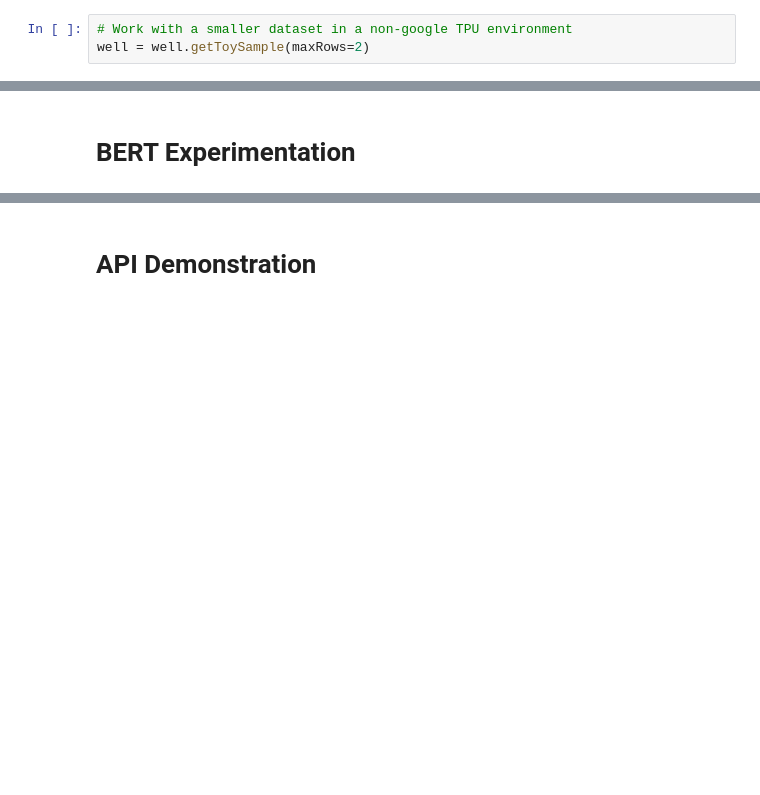
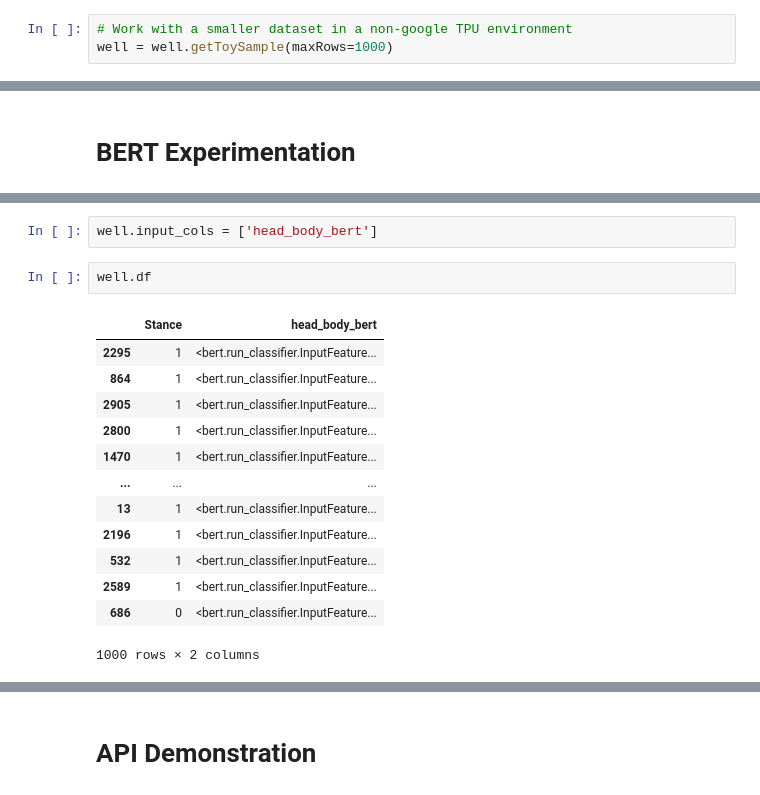
Before and after one commit to jerome9189/481capstone, a Jupyter notebook: Cayde Implementation.ipynb, the cells around one changed output, grey strips where cells are left out. Saved outputs shown, nothing was run; the diff lists cells and outputs as text; blank space fills up the shorter version.

```diff
--- a/Cayde Implementation.ipynb
+++ b/Cayde Implementation.ipynb
@@ -33,5 +41,5 @@ well.input_df
 # %%
 # Work with a smaller dataset in a non-google TPU environment
-well = well.getToySample(maxRows=2)
+well = well.getToySample(maxRows=1000)
 # %%
 well.clean_text(package='bert')
@@ -84,0 +119,18 @@ tokenizer = create_tokenizer_from_hub_module("https://tfhub.dev/google/bert_unca
+# %%
+well.input_cols = ['head_body_bert']
+# %%
+well.df
+# %% [output]
+|  | Stance | head_body_bert |
+| 2295 | 1 | <bert.run_classifier.InputFeature... |
+| 864 | 1 | <bert.run_classifier.InputFeature... |
+| 2905 | 1 | <bert.run_classifier.InputFeature... |
+| 2800 | 1 | <bert.run_classifier.InputFeature... |
+| 1470 | 1 | <bert.run_classifier.InputFeature... |
+| ... | ... | ... |
+| 13 | 1 | <bert.run_classifier.InputFeature... |
+| 2196 | 1 | <bert.run_classifier.InputFeature... |
+| 532 | 1 | <bert.run_classifier.InputFeature... |
+| 2589 | 1 | <bert.run_classifier.InputFeature... |
+| 686 | 0 | <bert.run_classifier.InputFeature... |
+1000 rows × 2 columns
```
Also changed, not shown: parts of 14 cells of this notebook, 5 other files.
